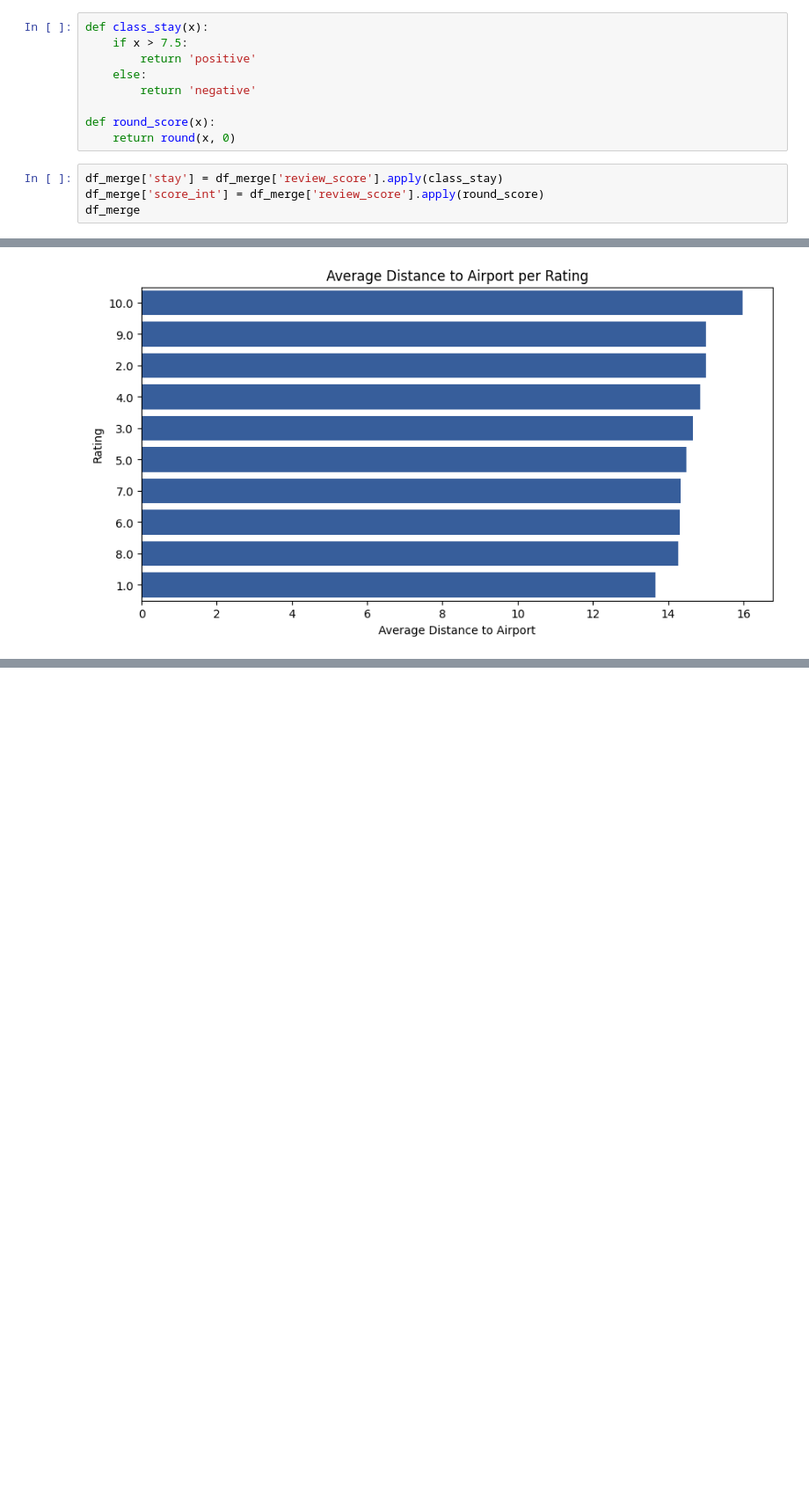
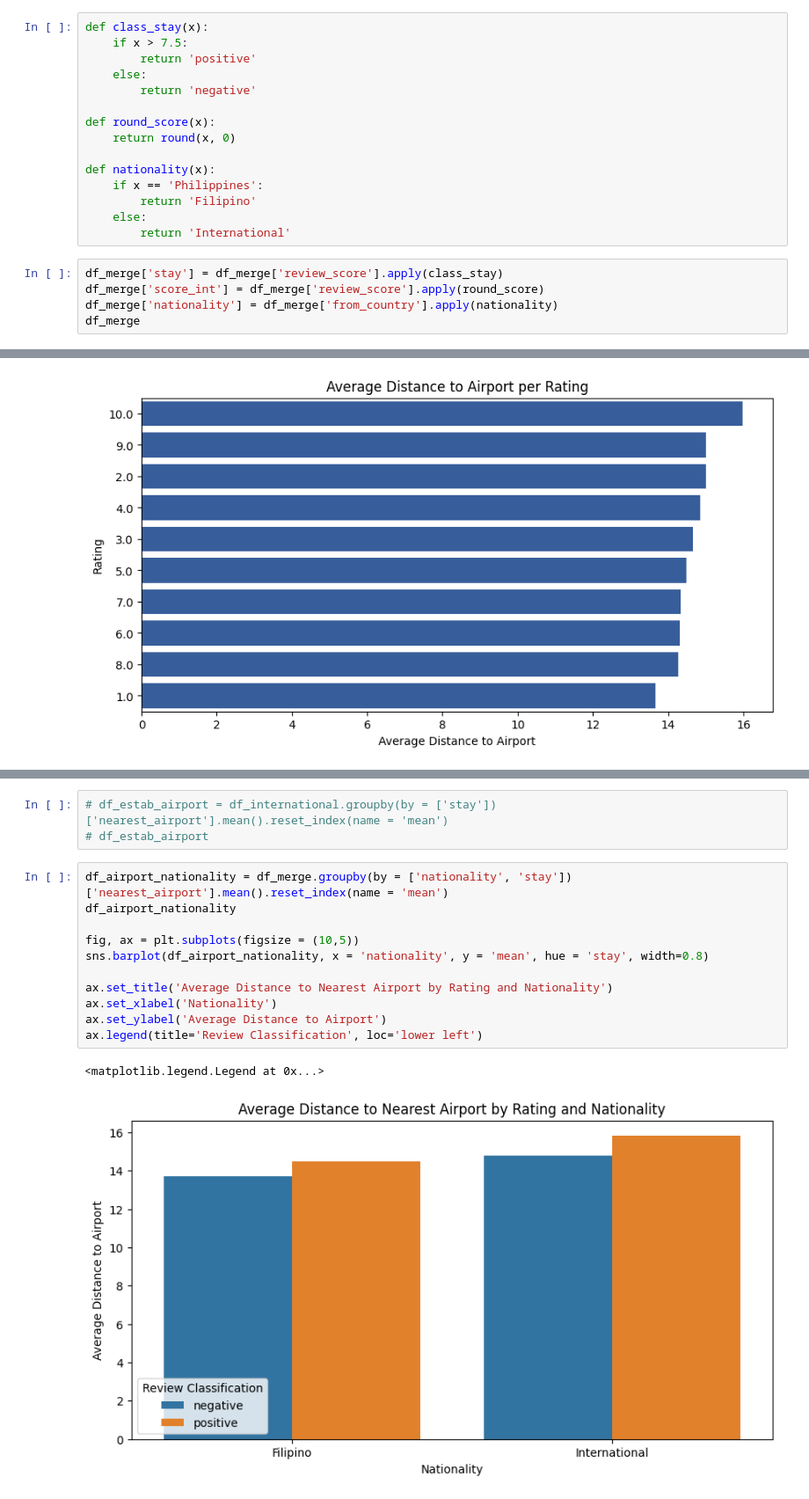
Before and after one commit to ejmasuncion/dsf10_capstone, a Jupyter notebook: eda/location_review_eda.ipynb, the cells around one changed output, grey strips where cells are left out. Shown: that part at 88% size. Drawn from its saved outputs; the diff is of its cells as text; blank space fills up the shorter version.

```diff
--- a/eda/location_review_eda.ipynb
+++ b/eda/location_review_eda.ipynb
@@ -51,9 +51,16 @@ def class_stay(x):
 
 def round_score(x):
     return round(x, 0)
+
+def nationality(x):
+    if x == 'Philippines':
+        return 'Filipino'
+    else:
+        return 'International'
 # %%
 df_merge['stay'] = df_merge['review_score'].apply(class_stay)
 df_merge['score_int'] = df_merge['review_score'].apply(round_score)
+df_merge['nationality'] = df_merge['from_country'].apply(nationality)
 df_merge
 # %% [output]
 |  | name | room_type | nights_stayed | month_stayed | occupant_type | from_country | review_score | ... |
@@ -141,0 +159,17 @@ Text(0.5, 0, 'Average Distance to Airport')
+# %%
+# df_estab_airport = df_international.groupby(by = ['stay'])['nearest_airport'].mean().reset_index(name = 'mean')
+# df_estab_airport
+# %%
+df_airport_nationality = df_merge.groupby(by = ['nationality', 'stay'])['nearest_airport'].mean().reset_index(name = 'mean')
+df_airport_nationality
+
+fig, ax = plt.subplots(figsize = (10,5))
+sns.barplot(df_airport_nationality, x = 'nationality', y = 'mean', hue = 'stay', width=0.8)
+
+ax.set_title('Average Distance to Nearest Airport by Rating and Nationality')
+ax.set_xlabel('Nationality')
+ax.set_ylabel('Average Distance to Airport')
+ax.legend(title='Review Classification', loc='lower left')
+# %% [output]
+<matplotlib.legend.Legend at 0x...>
+[figure, added]
```
Also changed, not shown: parts of 11 cells of this notebook, 1 other file.
